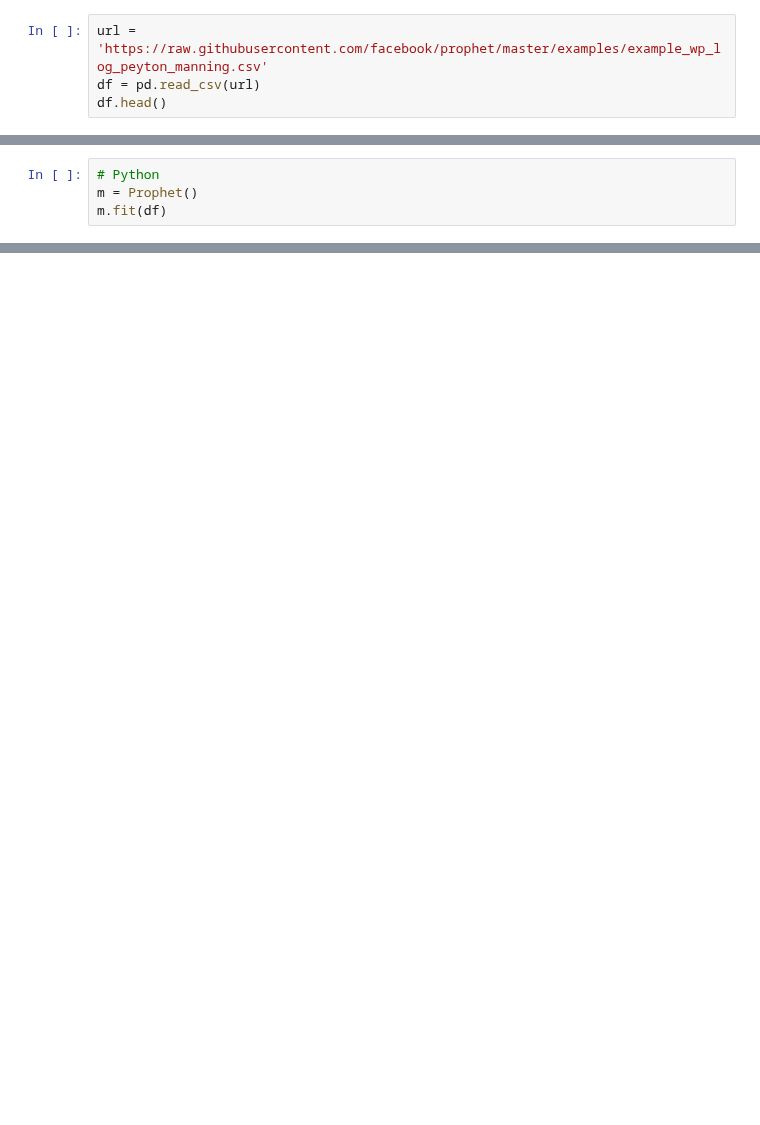
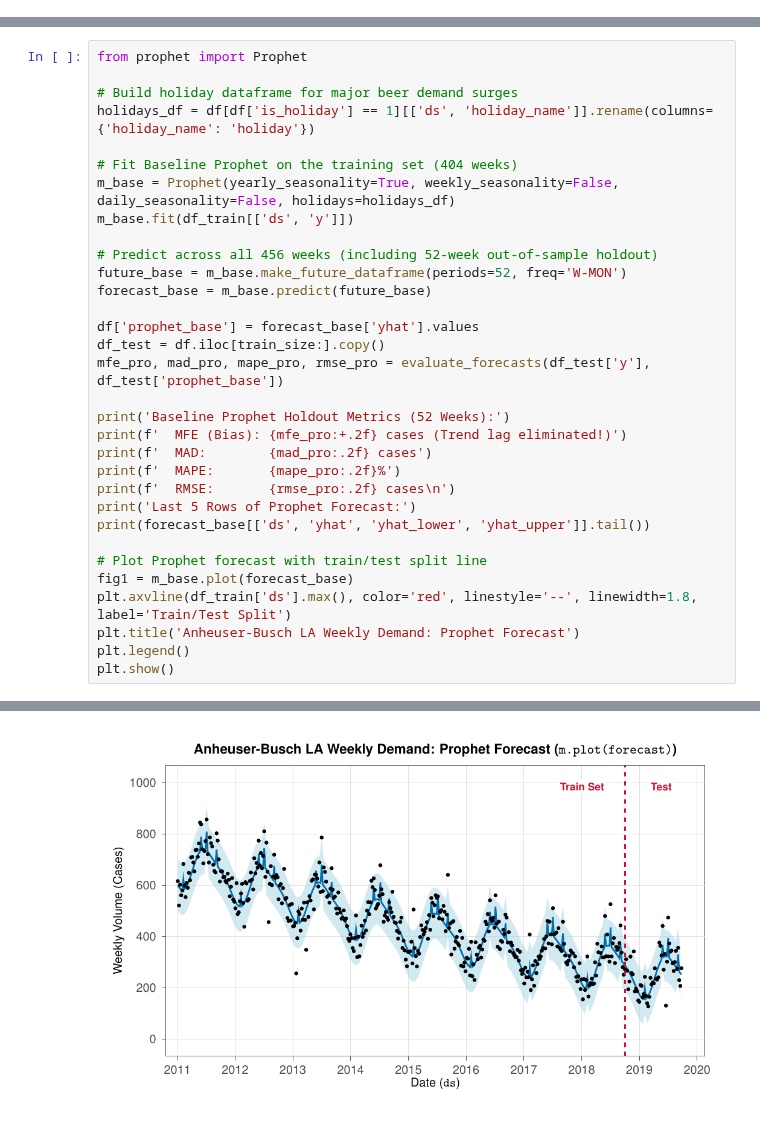
Before and after one commit to dxt48/MGT-207, a Jupyter notebook: Week-4/Forecasting/Copy of Prophet_Demonstration.ipynb, the cells around one changed output, grey strips where cells are left out. Saved outputs shown, nothing was run; the diff lists cells and outputs as text; blank space fills up the shorter version.

Commit message:
Update Session 4 Forecasting slides and Prophet LA notebook

```diff
--- a/Week-4/Forecasting/Copy of Prophet_Demonstration.ipynb
+++ b/Week-4/Forecasting/Copy of Prophet_Demonstration.ipynb
@@ -10,4 +0,0 @@ from prophet import Prophet
-# %%
-url = 'https://raw.githubusercontent.com/facebook/prophet/master/examples/example_wp_log_peyton_manning.csv'
-df = pd.read_csv(url)
-df.head()
@@ -21,4 +0,0 @@ df.head()
-# %%
-# Python
-m = Prophet()
-m.fit(df)
@@ -63,0 +136,33 @@ fig1 = m.plot(forecast)
+# %%
+from prophet import Prophet
+
+# Build holiday dataframe for major beer demand surges
+holidays_df = df[df['is_holiday'] == 1][['ds', 'holiday_name']].rename(columns={'holiday_name': 'holiday'})
+
+# Fit Baseline Prophet on the training set (404 weeks)
+m_base = Prophet(yearly_seasonality=True, weekly_seasonality=False, daily_seasonality=False, holidays=holidays_df)
+m_base.fit(df_train[['ds', 'y']])
+
+# Predict across all 456 weeks (including 52-week out-of-sample holdout)
+future_base = m_base.make_future_dataframe(periods=52, freq='W-MON')
+forecast_base = m_base.predict(future_base)
+
+df['prophet_base'] = forecast_base['yhat'].values
+df_test = df.iloc[train_size:].copy()
+mfe_pro, mad_pro, mape_pro, rmse_pro = evaluate_forecasts(df_test['y'], df_test['prophet_base'])
+
+print('Baseline Prophet Holdout Metrics (52 Weeks):')
+print(f'  MFE (Bias): {mfe_pro:+.2f} cases (Trend lag eliminated!)')
+print(f'  MAD:        {mad_pro:.2f} cases')
+print(f'  MAPE:       {mape_pro:.2f}%')
+print(f'  RMSE:       {rmse_pro:.2f} cases\n')
+print('Last 5 Rows of Prophet Forecast:')
+print(forecast_base[['ds', 'yhat', 'yhat_lower', 'yhat_upper']].tail())
+
+# Plot Prophet forecast with train/test split line
+fig1 = m_base.plot(forecast_base)
+plt.axvline(df_train['ds'].max(), color='red', linestyle='--', linewidth=1.8, label='Train/Test Split')
+plt.title('Anheuser-Busch LA Weekly Demand: Prophet Forecast')
+plt.legend()
+plt.show()
+# %% [output]
@@ -63,0 +182 @@ fig1 = m.plot(forecast)
+[figure, added]
```
Also changed, not shown: parts of 23 cells of this notebook, 2 other files.
